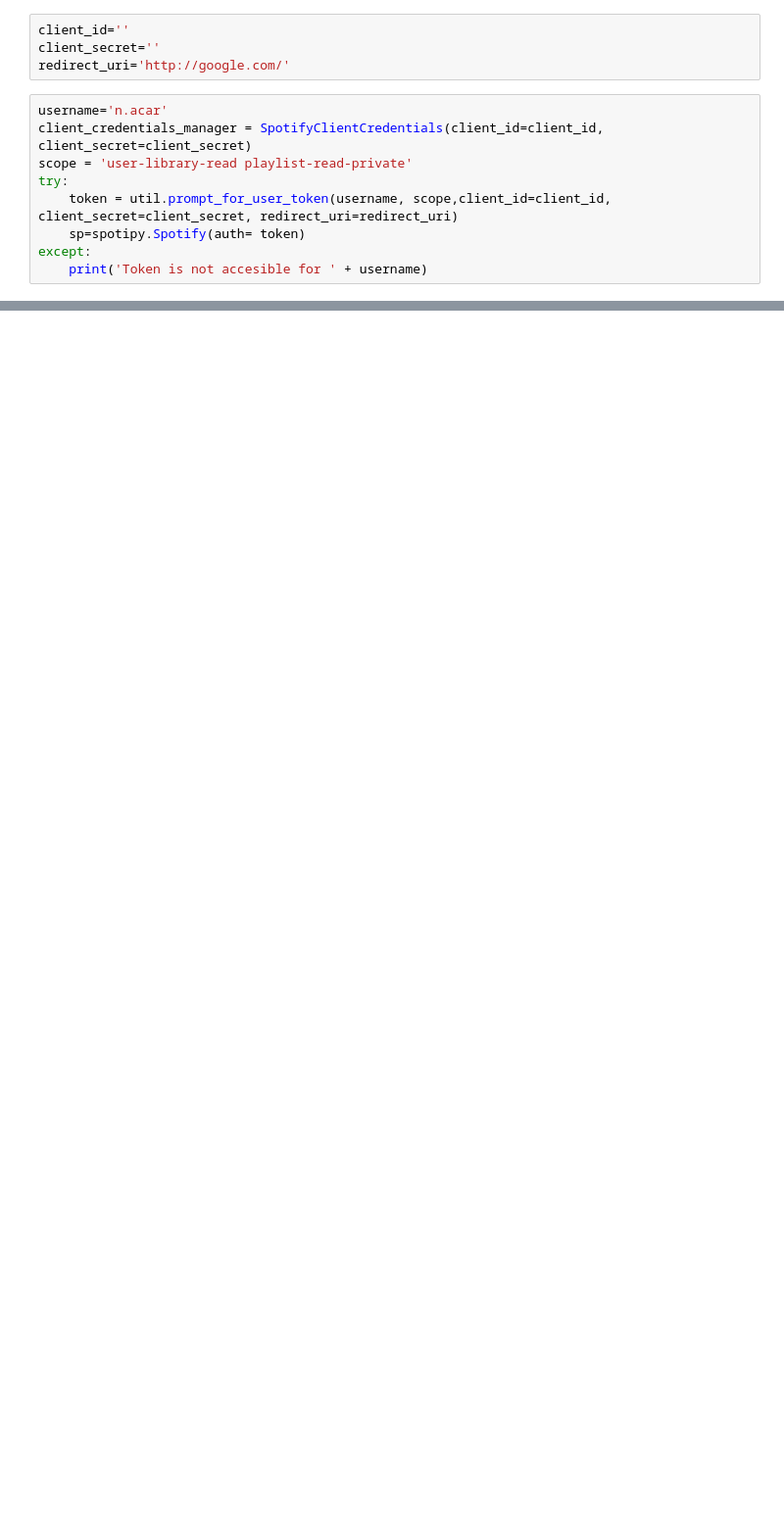
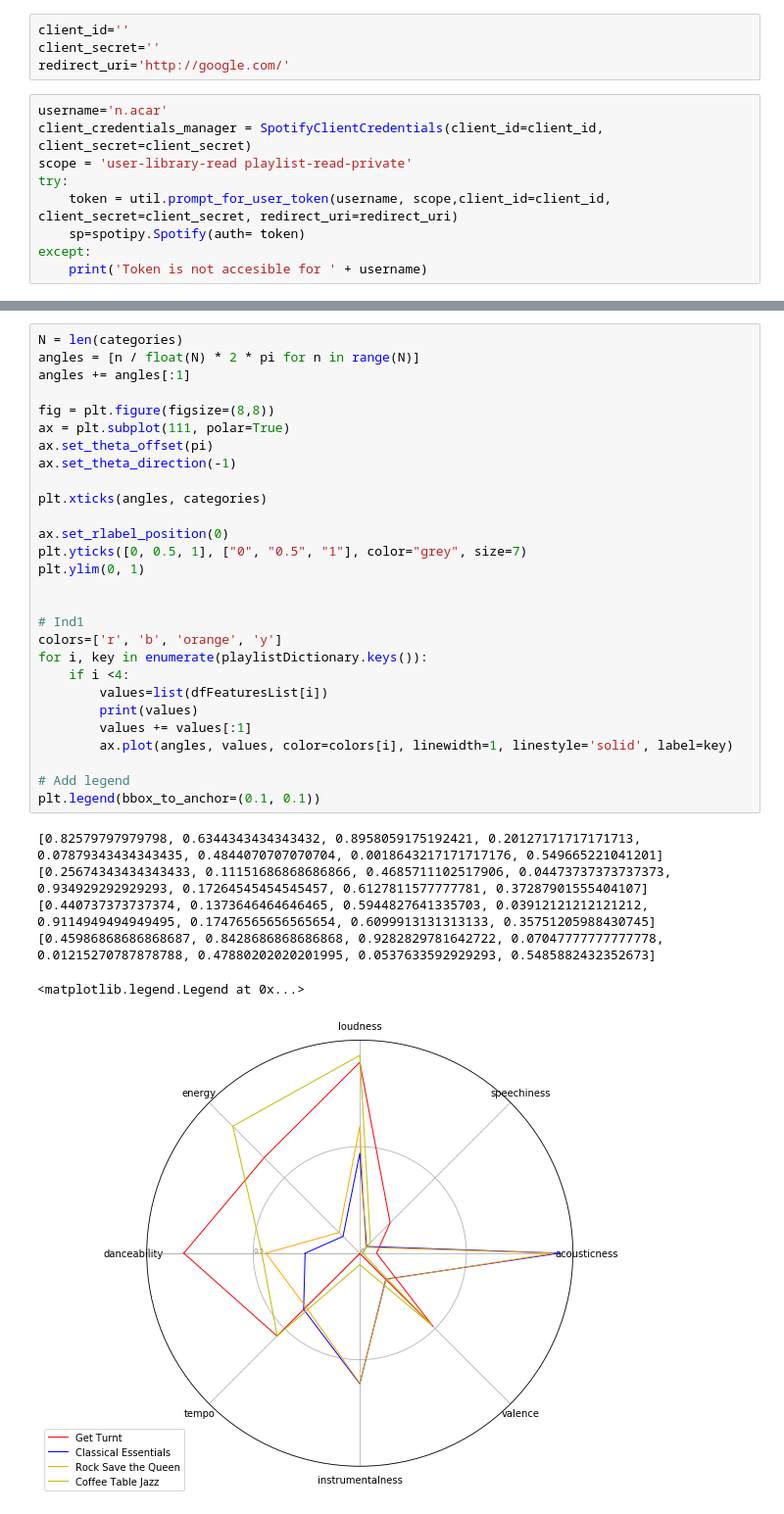
Before and after one commit to n0acar/spotify-playlist-selection, a Jupyter notebook: spotify-playlist-selection.ipynb, the cells around one changed output, grey strips where cells are left out. Shown at 98% size. Drawn from its saved outputs; the diff is of its cells as text; blank space fills up the shorter version.

```diff
--- a/spotify-playlist-selection.ipynb
+++ b/spotify-playlist-selection.ipynb
@@ -51,0 +196,35 @@ print(results2)
+# %%
+N = len(categories)
+angles = [n / float(N) * 2 * pi for n in range(N)]
+angles += angles[:1]
+
+fig = plt.figure(figsize=(8,8))
+ax = plt.subplot(111, polar=True)
+ax.set_theta_offset(pi)
+ax.set_theta_direction(-1)
+
+plt.xticks(angles, categories)
+
+ax.set_rlabel_position(0)
+plt.yticks([0, 0.5, 1], ["0", "0.5", "1"], color="grey", size=7)
+plt.ylim(0, 1)
+
+
+# Ind1
+colors=['r', 'b', 'orange', 'y']
+for i, key in enumerate(playlistDictionary.keys()):
+    if i <4:
+        values=list(dfFeaturesList[i])
+        print(values)
+        values += values[:1]
+        ax.plot(angles, values, color=colors[i], linewidth=1, linestyle='solid', label=key)
+
+# Add legend
+plt.legend(bbox_to_anchor=(0.1, 0.1))
+# %% [output]
+[0.82579797979798, 0.6344343434343432, 0.8958059175192421, 0.20127171717171713, 0.07879343434343435, 0.4844070707070704, 0.0018643217171717176, 0.549665221041201]
+[0.25674343434343433, 0.11151686868686866, 0.4685711102517906, 0.04473737373737373, 0.934929292929293, 0.17264545454545457, 0.6127811577777781, 0.37287901555404107]
+[0.440737373737374, 0.1373646464646465, 0.5944827641335703, 0.03912121212121212, 0.9114949494949495, 0.17476565656565654, 0.6099913131313133, 0.35751205988430745]
+[0.45986868686868687, 0.8428686868686868, 0.9282829781642722, 0.07047777777777778, 0.01215270787878788, 0.47880202020201995, 0.0537633592929293, 0.5485882432352673]
+<matplotlib.legend.Legend at 0x...>
+[figure, added]
```
Also changed, not shown: parts of 25 cells of this notebook.
